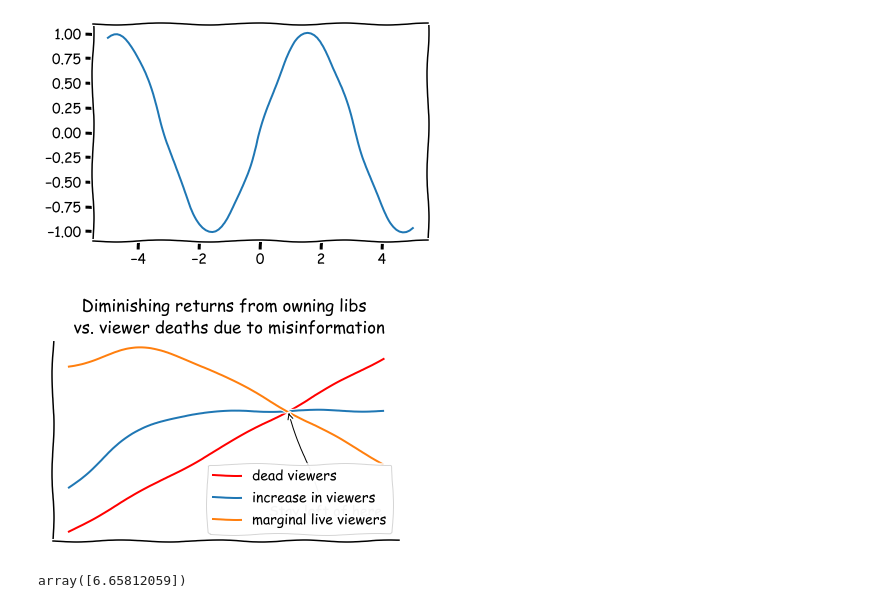
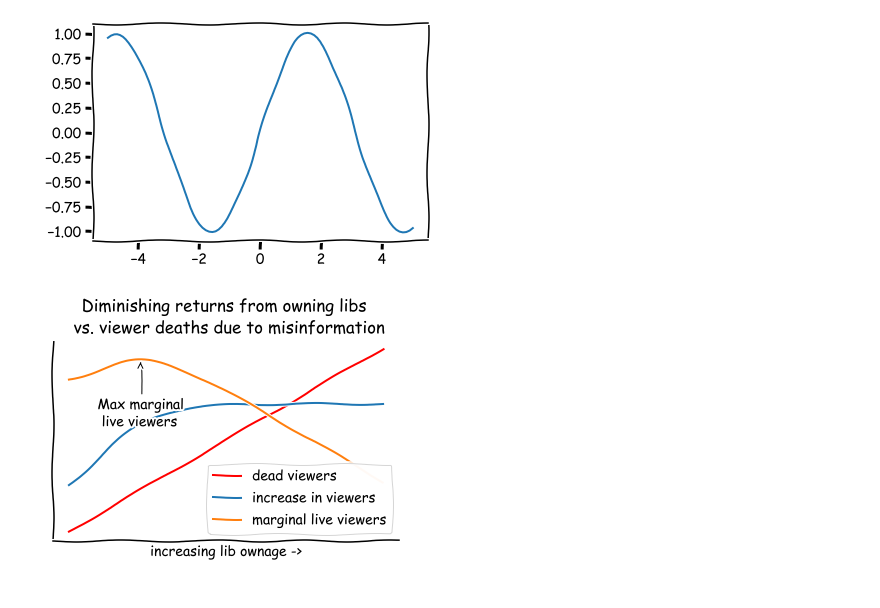
Before and after one commit to dmiracle/jupyter-starter, a Jupyter notebook: jupyter.ipynb, the cells around one changed output. Cells and saved outputs as stored; diff of their text form; code cells hidden in the pictures.

Commit message:
fox plot

```diff
--- a/jupyter.ipynb
+++ b/jupyter.ipynb
@@ -16,33 +16,37 @@ def sigmoid(x):
 # %%
 from scipy.optimize import fsolve
 
 x = np.linspace(-1, 10, 100)
 L = .15 * x
 G = sigmoid(x)
 def f(x):
     return .15*x-sigmoid(x)
 
 root = fsolve(f, 7)
 
 with plt.xkcd():
     fig = plt.figure()
     ax = fig.add_axes((.1, .2, .8, .7))
     ax.spines.right.set_color('none')
     ax.spines.top.set_color('none')
     ax.set_xticks([])
     ax.set_yticks([])
-    ax.set_xlabel('increasing batshittery')
+    ax.set_xlabel('increasing lib ownage ->')
     ax.plot(x, L, '-r', label="dead viewers")
     ax.plot(x, G, label="increase in viewers")
-    ax.plot(x, G-L+1, label="marginal live viewers")
+    ax.plot(x, G-L+.8, label="marginal live viewers")
     ax.legend()
     ax.set_title('Diminishing returns from owning libs \n vs. viewer deaths due to misinformation')
     ax.annotate(
-        'Stay left of here',
-        xy=(root, 1), arrowprops=dict(arrowstyle='->'), xytext=(6, 0)
+        'Max marginal \n live viewers',
+        xy=(1.5, 1.4), arrowprops=dict(arrowstyle='->'), xytext=(0, .8)
     )
+    # ax.annotate(
+    #     'Stay left of here',
+    #     xy=(root, 1), arrowprops=dict(arrowstyle='->'), xytext=(6, 0)
+    # )
 # %% [output]
-[figure, old version]
+[figure, new version]
 # %%
 L = .15 * x
 G = sigmoid(x)
@@ -54,4 +53,0 @@ root = fsolve(f, 7)
-# %%
-root
-# %% [output]
-array([6.65812059])
```
Also changed, not shown: parts of 1 cell of this notebook.
